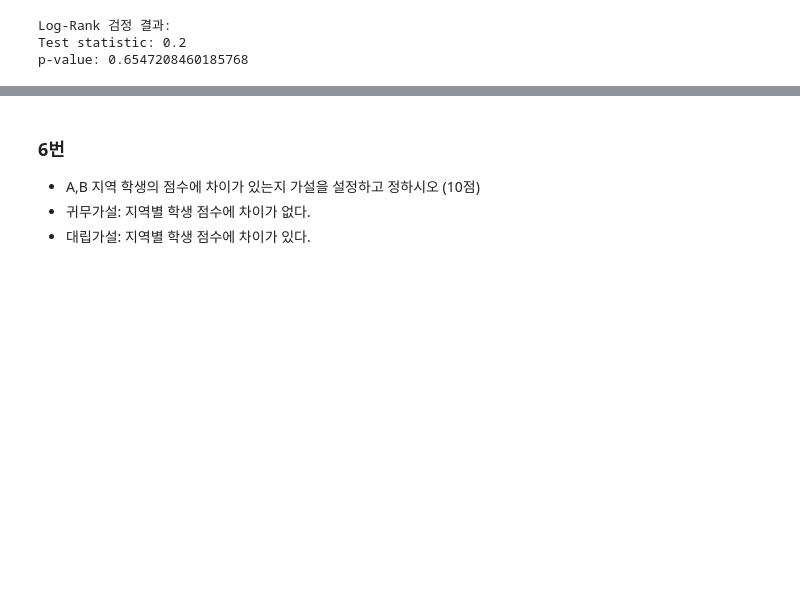
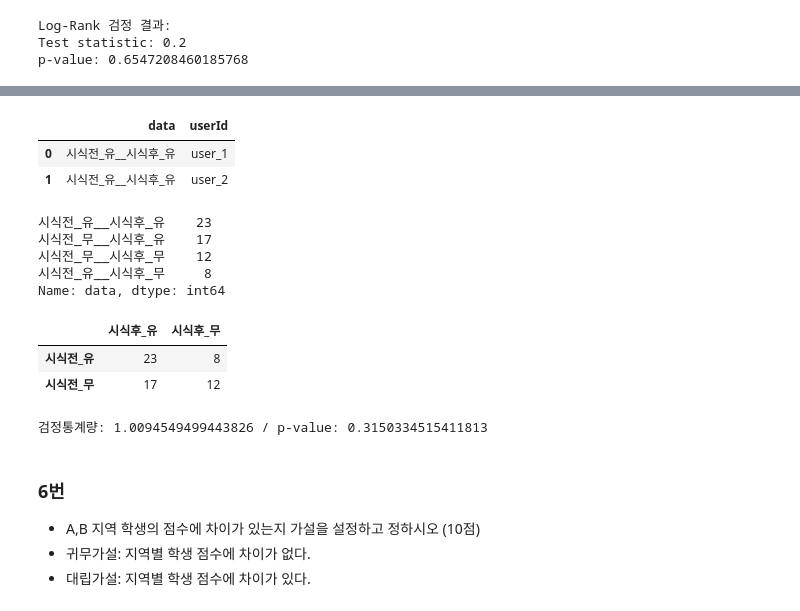
Before and after one commit to Park-Young-Bin/ADP_code, a Jupyter notebook: 28회 기출.ipynb, the cells around one changed output, grey strips where cells are left out. Saved outputs shown, nothing was run; the diff lists cells and outputs as text; code cells hidden in the pictures; blank space fills up the shorter version.

```diff
--- a/28회 기출.ipynb
+++ b/28회 기출.ipynb
@@ -277,3 +296,29 @@ p-value: 0.6547208460185768
+# %%
+df = pd.read_csv('https://raw.githubusercontent.com/Datamanim/datarepo/main/adp/28/p5_.csv ')
+display(df.head(2))
+print(df.data.value_counts())
+# %% [output]
+|  | data | userId |
+| 0 | 시식전_유__시식후_유 | user_1 |
+| 1 | 시식전_유__시식후_유 | user_2 |
+시식전_유__시식후_유    23
+시식전_무__시식후_유    17
+시식전_무__시식후_무    12
+시식전_유__시식후_무     8
+Name: data, dtype: int64
+# %%
+table = pd.DataFrame({'시식후_유': [23, 17], '시식후_무': [8, 12]}, index=['시식전_유', '시식전_무'])
+table
+# %% [output]
+|  | 시식후_유 | 시식후_무 |
+| 시식전_유 | 23 | 8 |
+| 시식전_무 | 17 | 12 |
+# %%
+import scipy.stats as stats
+chi, p, _, _ = stats.chi2_contingency(table)
+print(f'검정통계량: {chi} / p-value: {p}')
+# %% [output]
+검정통계량: 1.0094549499443826 / p-value: 0.3150334515411813
 # %% [markdown]
 ### 6번
 - A,B 지역 학생의 점수에 차이가 있는지 가설을 설정하고 정하시오 (10점)
```
Also changed, not shown: parts of 1 cell of this notebook.
